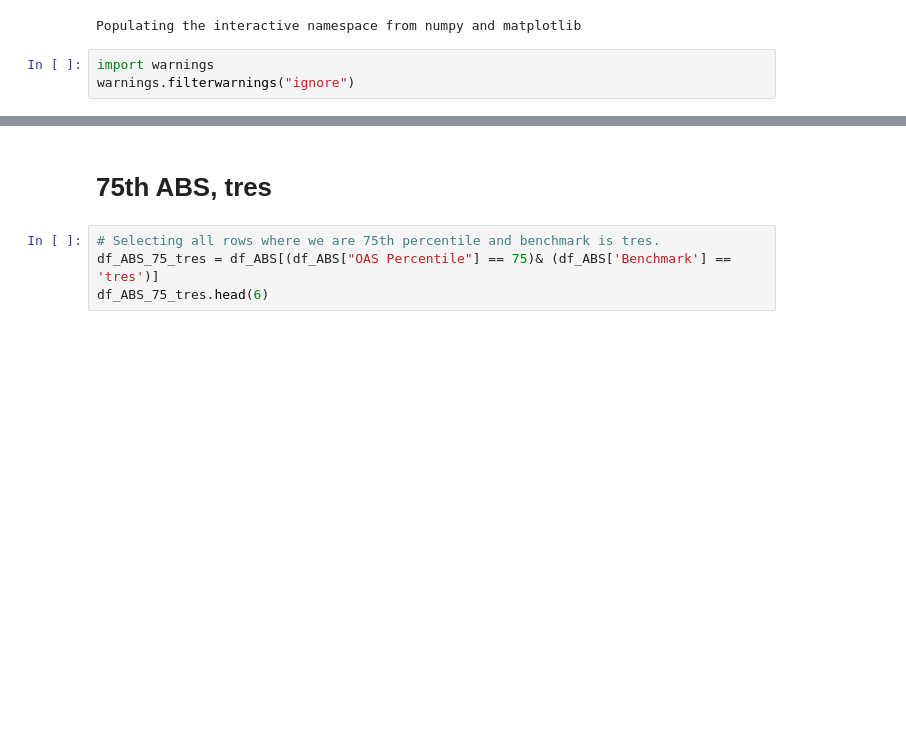
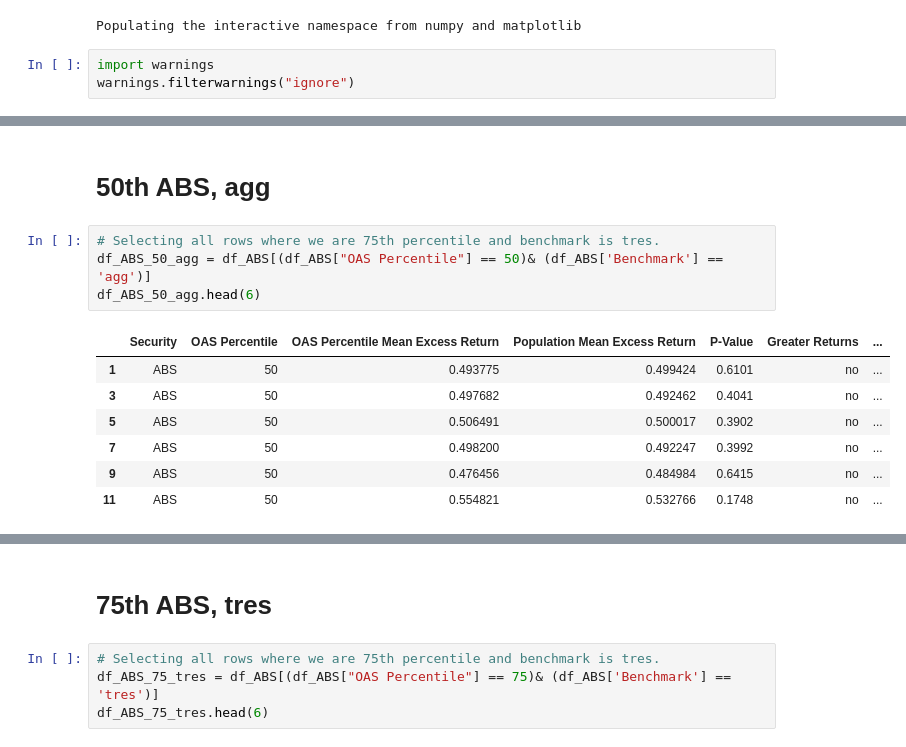
Before and after one commit to valazeinali/BoydWatterson, a Jupyter notebook: BoydWatterson/T-Test Analysis/Hyp_3_Analysis_ABS.ipynb, the cells around one changed output, grey strips where cells are left out. Cells and saved outputs as stored; diff of their text form; blank space fills up the shorter version.

```diff
--- a/BoydWatterson/T-Test Analysis/Hyp_3_Analysis_ABS.ipynb
+++ b/BoydWatterson/T-Test Analysis/Hyp_3_Analysis_ABS.ipynb
@@ -42,0 +88,14 @@ df_ABS.head(10)
+# %% [markdown]
+# 50th ABS, agg
+# %%
+# Selecting all rows where we are 75th percentile and benchmark is tres.
+df_ABS_50_agg = df_ABS[(df_ABS["OAS Percentile"] == 50)& (df_ABS['Benchmark'] == 'agg')]
+df_ABS_50_agg.head(6)
+# %% [output]
+|  | Security | OAS Percentile | OAS Percentile Mean Excess Return | Population Mean Excess Return | P-Value | Greater Returns | ... |
+| 1 | ABS | 50 | 0.493775 | 0.499424 | 0.6101 | no | ... |
+| 3 | ABS | 50 | 0.497682 | 0.492462 | 0.4041 | no | ... |
+| 5 | ABS | 50 | 0.506491 | 0.500017 | 0.3902 | no | ... |
+| 7 | ABS | 50 | 0.498200 | 0.492247 | 0.3992 | no | ... |
+| 9 | ABS | 50 | 0.476456 | 0.484984 | 0.6415 | no | ... |
+| 11 | ABS | 50 | 0.554821 | 0.532766 | 0.1748 | no | ... |
```
Also changed, not shown: parts of 19 cells of this notebook.
